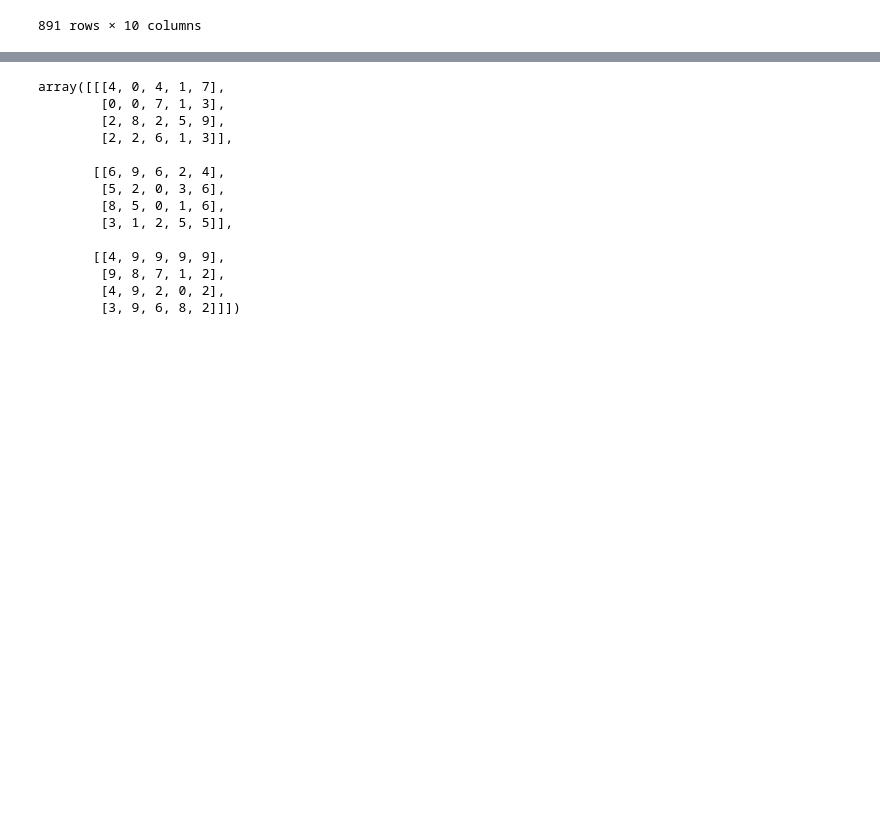
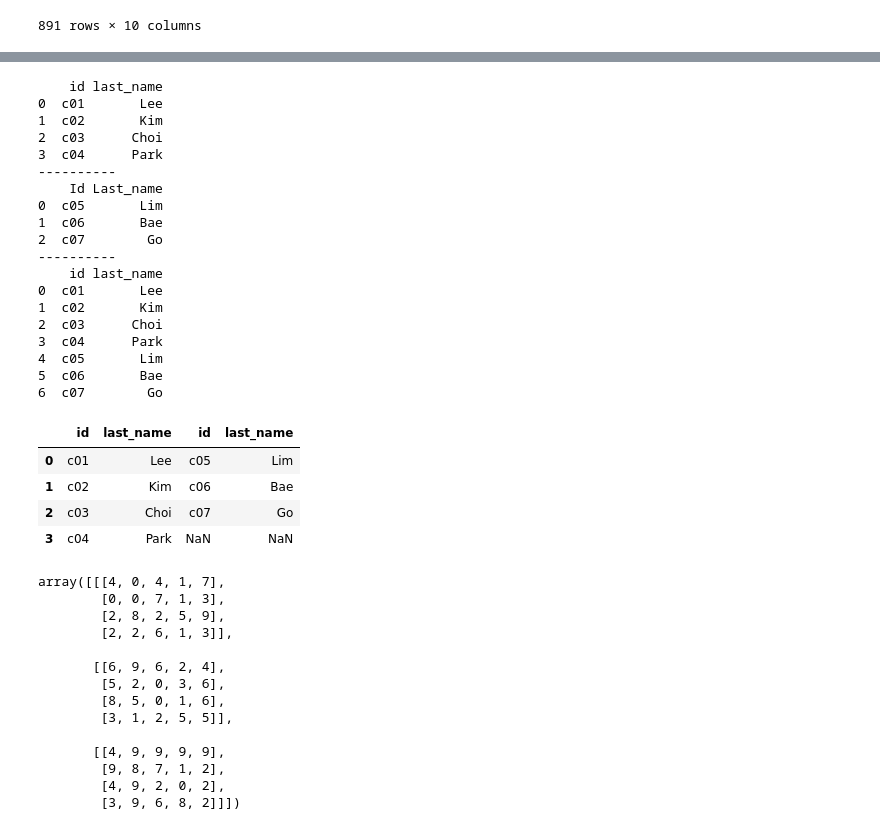
Before and after one commit to blackbutterfly0852/ADP_PRACTICE, a Jupyter notebook: 230114_데이터핸들링.ipynb, the cells around one changed output, grey strips where cells are left out. Cells and saved outputs as stored; diff of their text form; code cells hidden in the pictures; blank space fills up the shorter version.

```diff
--- a/230114_데이터핸들링.ipynb
+++ b/230114_데이터핸들링.ipynb
@@ -581,3 +603,62 @@ df
+# %%
+# 17. 데이터 프레임 행/열 결합
+# 17-1) 헤더(컬럼명)과 데이터 생성 후 데이터 프레임으로 변환
+import pandas as pd
+customer1 = pd.DataFrame(
+                        {
+                         'id' : ['c01', 'c02', 'c03', 'c04'],
+                         'last_name' : ['Lee', 'Kim', 'Choi', 'Park']
+                        },
+                        index = [0, 1, 2, 3]
+                        )
+
+print(customer1)
+print('----------')
+customer2 = pd.DataFrame(
+                         {
+                          'Id' : ['c05', 'c06', 'c07'],
+                          'Last_name' : ['Lim', 'Bae', 'Go']
+                          },
+                        index = [0,1,2]
+                        )
+
+print(customer2)
+print('----------')
+# 17-2) 데이터 프레임 행 결합 > 헤더명(컬럼명)이 동일해야 한다.
+#customer2.columns = ['id', 'last_name']
+customer2.rename(
+                columns = {'Id' : 'id', 'Last_name' : 'last_name'}, inplace = True
+                )
+df_concat_row = pd.concat([customer1, customer2], axis = 0, ignore_index = True) # ignore_index = True : 인덱스 재배열
+print(df_concat_row)
+# 17-3) 데이터 프레임 열 결합
+df_concat_column = pd.concat([customer1, customer2], axis = 1)
+df_concat_column
+# %% [output]
+    id last_name
+0  c01       Lee
+1  c02       Kim
+2  c03      Choi
+3  c04      Park
+----------
+    Id Last_name
+0  c05       Lim
+1  c06       Bae
+2  c07        Go
+----------
+    id last_name
+0  c01       Lee
+1  c02       Kim
+2  c03      Choi
+3  c04      Park
+4  c05       Lim
+5  c06       Bae
+6  c07        Go
+|  | id | last_name | id | last_name |
+| 0 | c01 | Lee | c05 | Lim |
+| 1 | c02 | Kim | c06 | Bae |
+| 2 | c03 | Choi | c07 | Go |
+| 3 | c04 | Park | NaN | NaN |
 # %%
 # 참고 axis 이해하기
 import numpy as np
```
Also changed, not shown: parts of 2 cells of this notebook.
